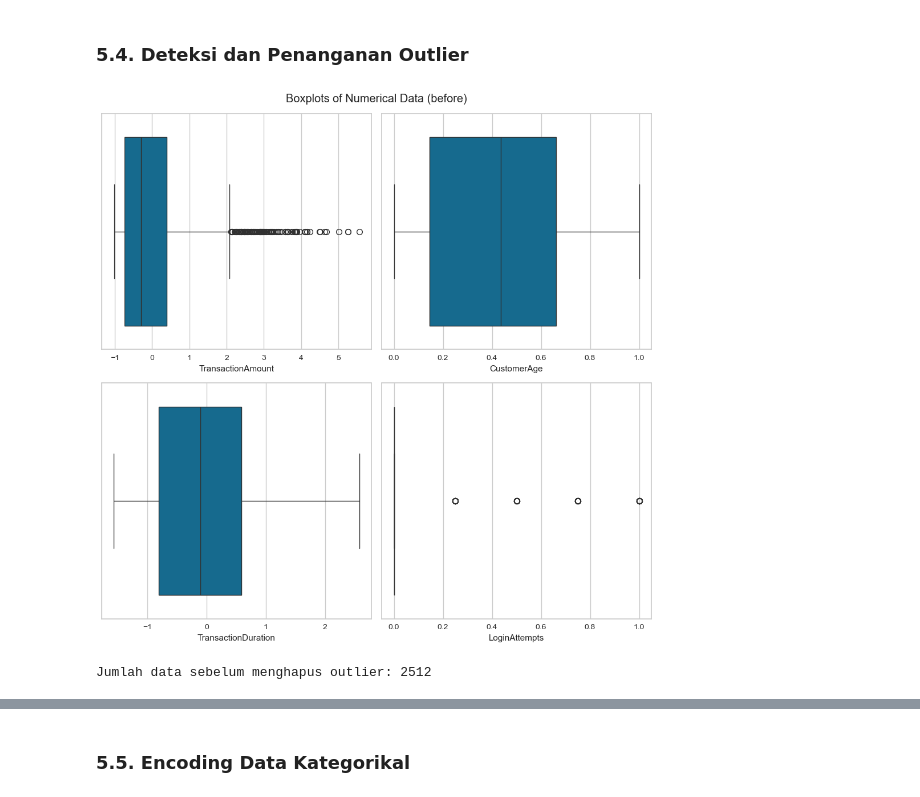
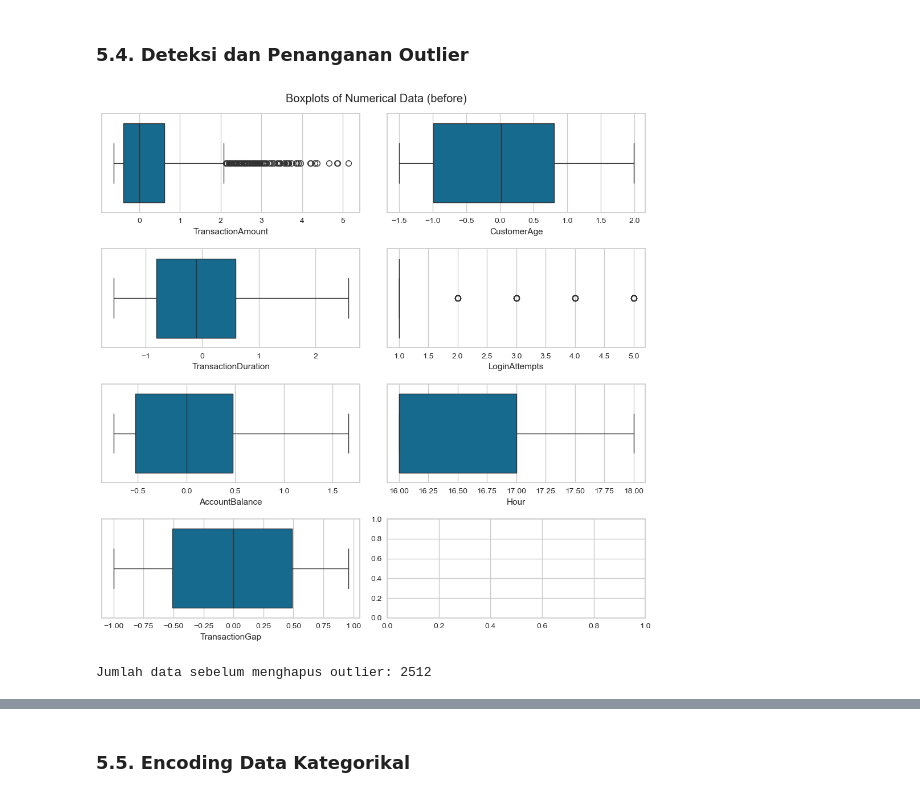
Before and after one commit to alouvre/BMLUP_DicodingSubmission_ProyekMembangunMachineLearning, a Jupyter notebook: [Clustering] Submission Akhir BMLP_Alifia Mustika Sari.ipynb, the cells around one changed output, grey strips where cells are left out. Saved outputs shown, nothing was run; the diff lists cells and outputs as text; code cells hidden in the pictures.

```diff
--- a/[Clustering] Submission Akhir BMLP_Alifia Mustika Sari.ipynb
+++ b/[Clustering] Submission Akhir BMLP_Alifia Mustika Sari.ipynb
@@ -671,5 +744,6 @@ df_transaction.head(1)
 # Inisialisasi fungsi normalisasi dan standarisasi
 min_max_scaler = MinMaxScaler() # normalisasi
 standard_scaler = StandardScaler() # standarisasi
+scaler_robust = RobustScaler()
 # %%
 # Normalisasi data
@@ -688,7 +753,7 @@ df_normalized.head()
 # %%
 # Standarisasi data
-df_standardized = df_normalized.copy()
-df_standardized[['TransactionAmount', 'TransactionDuration', 'AccountBalance']] = standard_scaler.fit_transform(df_standardized[['TransactionAmount', 'TransactionDuration', 'AccountBalance']])
+df_standardized = df_transaction.copy()
+df_standardized[['CustomerAge', 'TransactionDuration']] = standard_scaler.fit_transform(df_standardized[['CustomerAge', 'TransactionDuration']])
 df_standardized.head()
 # %% [output]
 |  | TransactionID | AccountID | TransactionAmount | TransactionDate | TransactionType | Location | DeviceID | ... |
@@ -699,0 +765,4 @@ df_standardized.head()
+# %%
+df_robusted = df_standardized.copy()
+df_robusted[['TransactionAmount', 'AccountBalance', 'TransactionGap']] = scaler_robust.fit_transform(df_standardized[['TransactionAmount', 'AccountBalance', 'TransactionGap']])
+df_robusted.head()
@@ -705,4 +778,4 @@ df_standardized.head()
 # %%
-numeric_columns = ['TransactionAmount', 'CustomerAge', 'TransactionDuration', 'LoginAttempts']
+# numeric_columns = ['TransactionAmount', 'CustomerAge', 'TransactionDuration', 'LoginAttempts']
 # %%
 # Menghitung Q1, Q3, dan IQR hanya untuk kolom numerik
@@ -715,16 +788,16 @@ lower_bound = Q1 - 1.5 * IQR
 upper_bound = Q3 + 1.5 * IQR
 # %%
 # Menampilkan boxplot sebelum menghapus outlier
-fig, axes = plt.subplots(2, 2, figsize=(10, 10))
+fig, axes = plt.subplots(4, 2, figsize=(10, 10))
 for i, col in enumerate(numeric_columns):
-    sns.boxplot(x=df_standardized[col], ax=axes[i//2, i%2])
+    sns.boxplot(x=df_robusted[col], ax=axes[i//2, i%2])
 plt.suptitle("Boxplots of Numerical Data (before)")
 plt.tight_layout()
 plt.show()
 
-print("Jumlah data sebelum menghapus outlier:", df_standardized.shape[0])
+print("Jumlah data sebelum menghapus outlier:", df_robusted.shape[0])
 # %% [output]
-[figure, old version]
+[figure, new version]
 Jumlah data sebelum menghapus outlier: 2512
 # %%
 # Menghapus outlier pada kolom numerik
```
Also changed, not shown: parts of 46 cells of this notebook, 4 other files.
